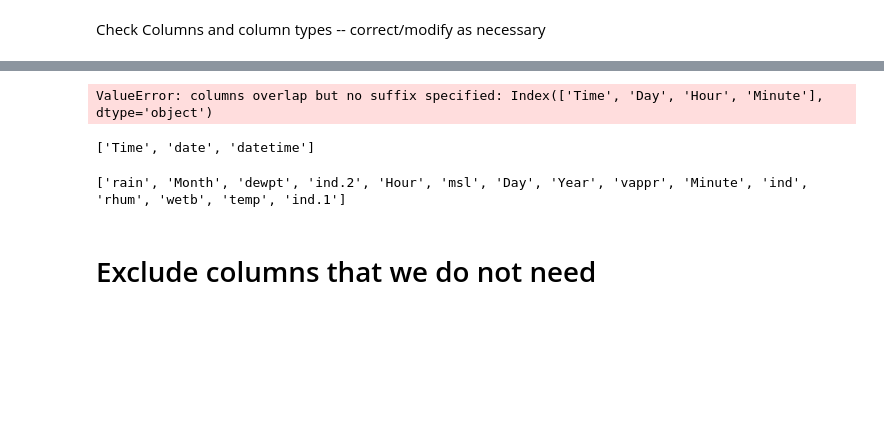
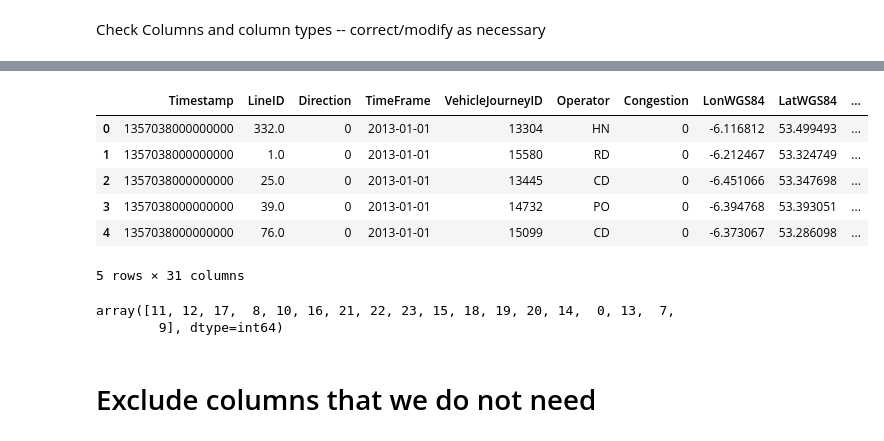
Before and after one commit to sba22230/DublinBusWeatherProject, a Jupyter notebook: Standalone_EDA.ipynb, the cells around one changed output, grey strips where cells are left out. Drawn from its saved outputs; the diff is of its cells as text; code cells hidden in the pictures; blank space fills up the shorter version.

```diff
--- a/Standalone_EDA.ipynb
+++ b/Standalone_EDA.ipynb
@@ -524,15 +529,27 @@ Minute                       int64
 dtype: object
 # %%
 #join weather and bus
-bdf.join(df.set_index('datetime'),  on=('datetime'), validate='m:1')
+mdf = pd.merge(bdf, df)
+mdf.head()
+# %% [output]
+|  | Timestamp | LineID | Direction | TimeFrame | VehicleJourneyID | Operator | Congestion | LonWGS84 | LatWGS84 | ... |
+| 0 | 1357038000000000 | 332.0 | 0 | 2013-01-01 | 13304 | HN | 0 | -6.116812 | 53.499493 | ... |
+| 1 | 1357038000000000 | 1.0 | 0 | 2013-01-01 | 15580 | RD | 0 | -6.212467 | 53.324749 | ... |
+| 2 | 1357038000000000 | 25.0 | 0 | 2013-01-01 | 13445 | CD | 0 | -6.451066 | 53.347698 | ... |
+| 3 | 1357038000000000 | 39.0 | 0 | 2013-01-01 | 14732 | PO | 0 | -6.394768 | 53.393051 | ... |
+| 4 | 1357038000000000 | 76.0 | 0 | 2013-01-01 | 15099 | CD | 0 | -6.373067 | 53.286098 | ... |
+5 rows × 31 columns
+# %%
+mdf['Hour'].unique()
+# %% [output]
+array([11, 12, 17,  8, 10, 16, 21, 22, 23, 15, 18, 19, 20, 14,  0, 13,  7,
+        9], dtype=int64)
 # %%
 
 #remove the space in column names
 df.columns = [x.strip().replace(' ', '') for x in df.columns]
 
 df.head()
-# %% [output]
-ValueError: columns overlap but no suffix specified: Index(['Time', 'Day', 'Hour', 'Minute'], dtype='object')
 # %%
 # Getting the list of categorical columns if it was not there in the yaml file
 CategoricalColumns = list(set(list(df.select_dtypes(exclude=[np.number]).columns)))
@@ -540,12 +557,8 @@ CategoricalColumns = list(set(list(df.select_dtypes(exclude=[np.number]).columns
 NumericalColumns = list(set(list(df.select_dtypes([np.number]).columns)))
 # %%
 print(CategoricalColumns)
-# %% [output]
-['Time', 'date', 'datetime']
 # %%
 print(NumericalColumns)
-# %% [output]
-['rain', 'Month', 'dewpt', 'ind.2', 'Hour', 'msl', 'Day', 'Year', 'vappr', 'Minute', 'ind', 'rhum', 'wetb', 'temp', 'ind.1']
 # %% [markdown]
 # Exclude columns that we do not need
 # %%
```
Also changed, not shown: parts of 22 cells of this notebook, 1 other file.
